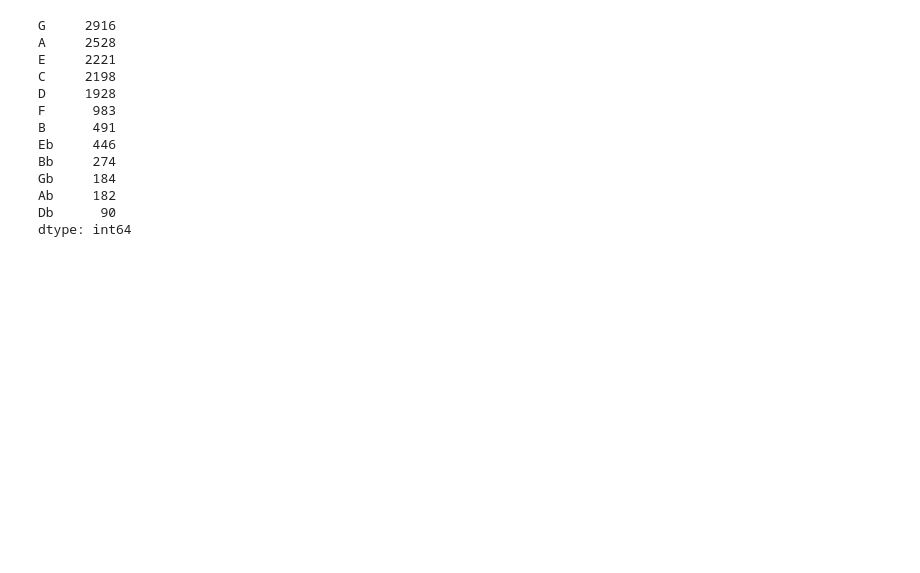
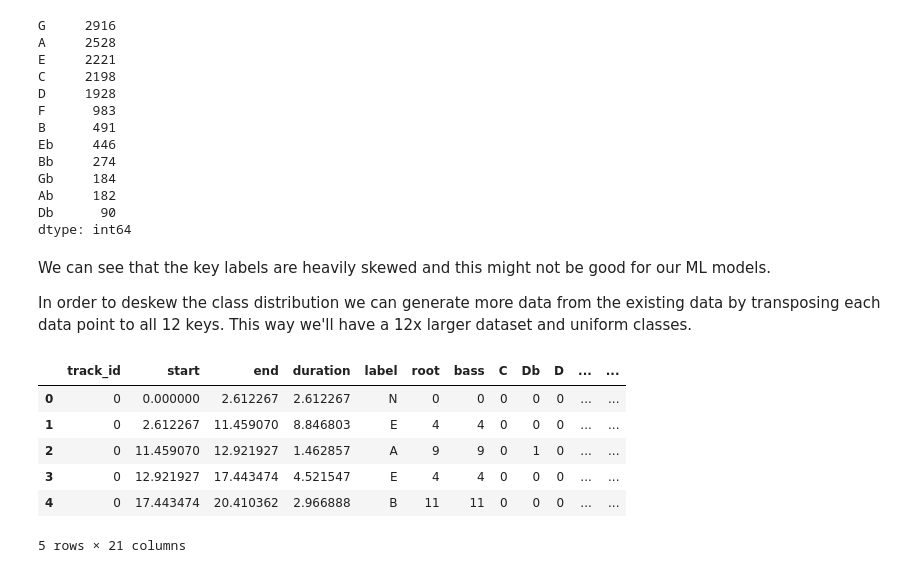
Before and after one commit to bzamecnik/ml, a Jupyter notebook: beatles/prepare_features.ipynb, the cells around one changed output. Cells and saved outputs as stored; diff of their text form; code cells hidden in the pictures; blank space fills up the shorter version.

```diff
--- a/beatles/prepare_features.ipynb
+++ b/beatles/prepare_features.ipynb
@@ -714,3 +694,17 @@ Db      90
 dtype: int64
 # %%
 chords.to_csv('data/beatles/derived/all_chords_with_keys.tsv', sep='\t', index=False, float_format='%.6f')
+# %% [markdown]
+We can see that the key labels are heavily skewed and this might not be good for our ML models.
+
+In order to deskew the class distribution we can generate more data from the existing data by transposing each data point to all 12 keys. This way we'll have a 12x larger dataset and uniform classes.
+# %%
+chords.head()
+# %% [output]
+|  | track_id | start | end | duration | label | root | bass | C | Db | D | ... | ... |
+| 0 | 0 | 0.000000 | 2.612267 | 2.612267 | N | 0 | 0 | 0 | 0 | 0 | ... | ... |
+| 1 | 0 | 2.612267 | 11.459070 | 8.846803 | E | 4 | 4 | 0 | 0 | 0 | ... | ... |
+| 2 | 0 | 11.459070 | 12.921927 | 1.462857 | A | 9 | 9 | 0 | 1 | 0 | ... | ... |
+| 3 | 0 | 12.921927 | 17.443474 | 4.521547 | E | 4 | 4 | 0 | 0 | 0 | ... | ... |
+| 4 | 0 | 17.443474 | 20.410362 | 2.966888 | B | 11 | 11 | 0 | 0 | 0 | ... | ... |
+5 rows × 21 columns
```
Also changed, not shown: parts of 23 cells of this notebook.
